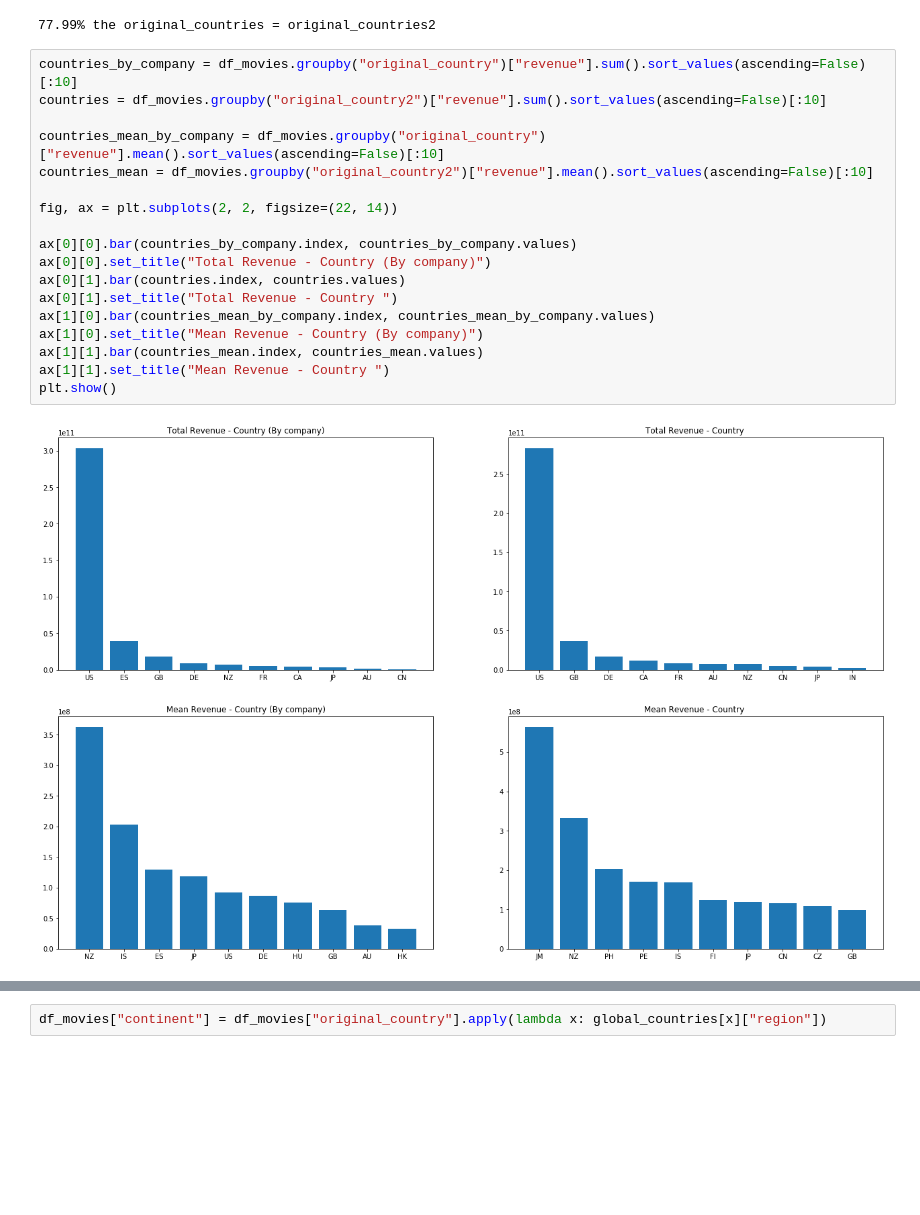
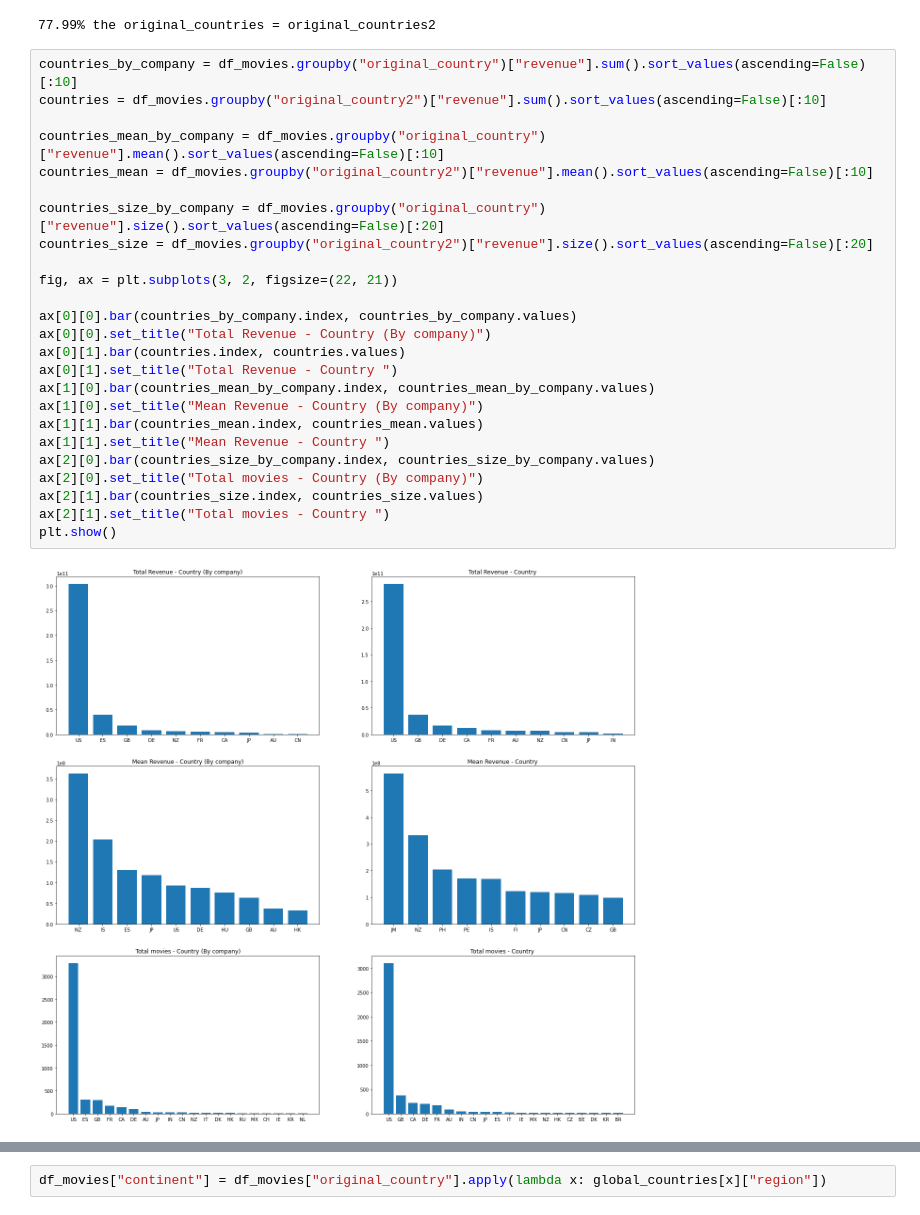
Before and after one commit to tailtq/ml-learning, a Jupyter notebook: ml-08/02_analytic_report.ipynb, the cells around one changed output, grey strips where cells are left out. Drawn from its saved outputs; the diff is of its cells as text; blank space fills up the shorter version.

```diff
--- a/ml-08/02_analytic_report.ipynb
+++ b/ml-08/02_analytic_report.ipynb
@@ -160,23 +160,30 @@ print("{0:.2f}% the original_countries = original_countries2".format(percentage
 # %%
 countries_by_company = df_movies.groupby("original_country")["revenue"].sum().sort_values(ascending=False)[:10]
 countries = df_movies.groupby("original_country2")["revenue"].sum().sort_values(ascending=False)[:10]
 
 countries_mean_by_company = df_movies.groupby("original_country")["revenue"].mean().sort_values(ascending=False)[:10]
 countries_mean = df_movies.groupby("original_country2")["revenue"].mean().sort_values(ascending=False)[:10]
 
-fig, ax = plt.subplots(2, 2, figsize=(22, 14))
+countries_size_by_company = df_movies.groupby("original_country")["revenue"].size().sort_values(ascending=False)[:20]
+countries_size = df_movies.groupby("original_country2")["revenue"].size().sort_values(ascending=False)[:20]
+
+fig, ax = plt.subplots(3, 2, figsize=(22, 21))
 
 ax[0][0].bar(countries_by_company.index, countries_by_company.values)
 ax[0][0].set_title("Total Revenue - Country (By company)")
 ax[0][1].bar(countries.index, countries.values)
 ax[0][1].set_title("Total Revenue - Country ")
 ax[1][0].bar(countries_mean_by_company.index, countries_mean_by_company.values)
 ax[1][0].set_title("Mean Revenue - Country (By company)")
 ax[1][1].bar(countries_mean.index, countries_mean.values)
 ax[1][1].set_title("Mean Revenue - Country ")
+ax[2][0].bar(countries_size_by_company.index, countries_size_by_company.values)
+ax[2][0].set_title("Total movies - Country (By company)")
+ax[2][1].bar(countries_size.index, countries_size.values)
+ax[2][1].set_title("Total movies - Country ")
 plt.show()
 # %% [output]
-[figure, old version]
+[figure, new version]
 # %% [markdown]
 When measuring the revenune of the countries not based on the companies, we can see that the mean revenue of Jamaica is the highest mean revenue.
 
```
Also changed, not shown: parts of 21 cells of this notebook.
